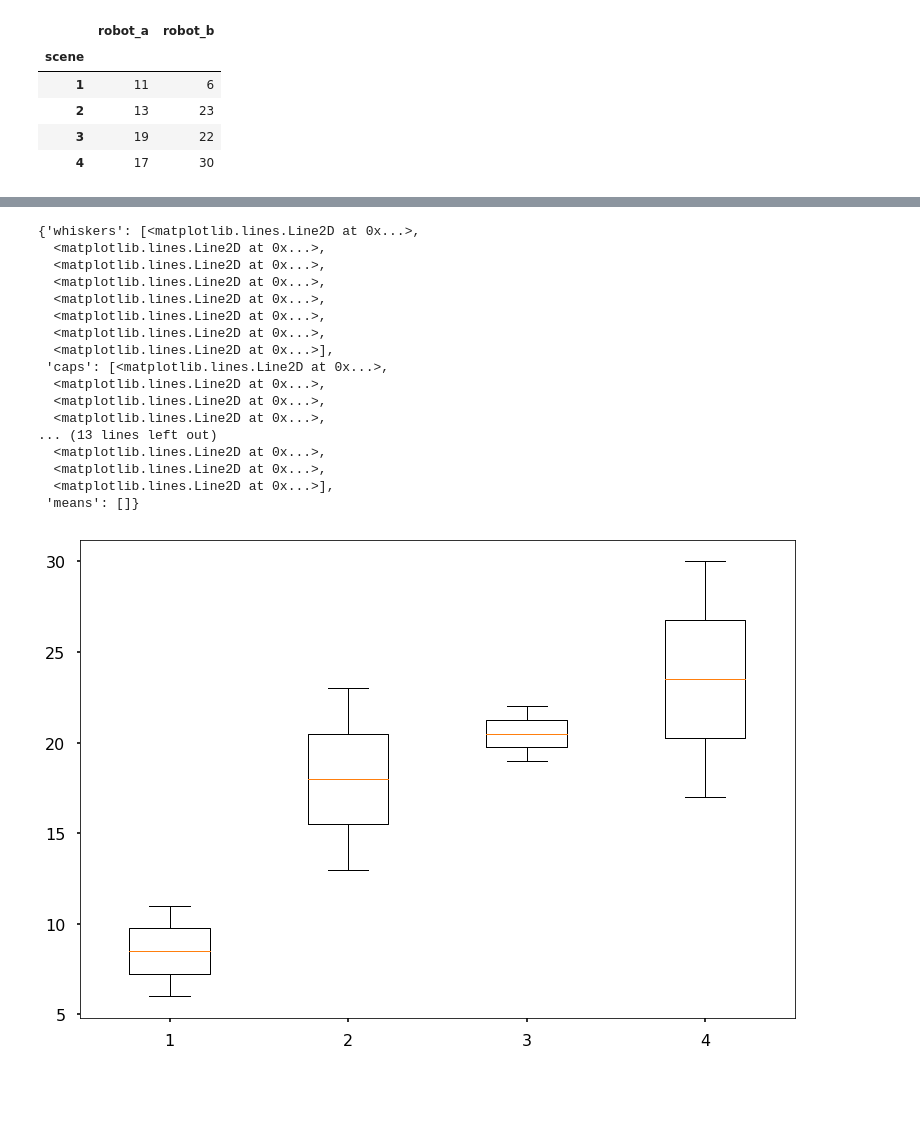
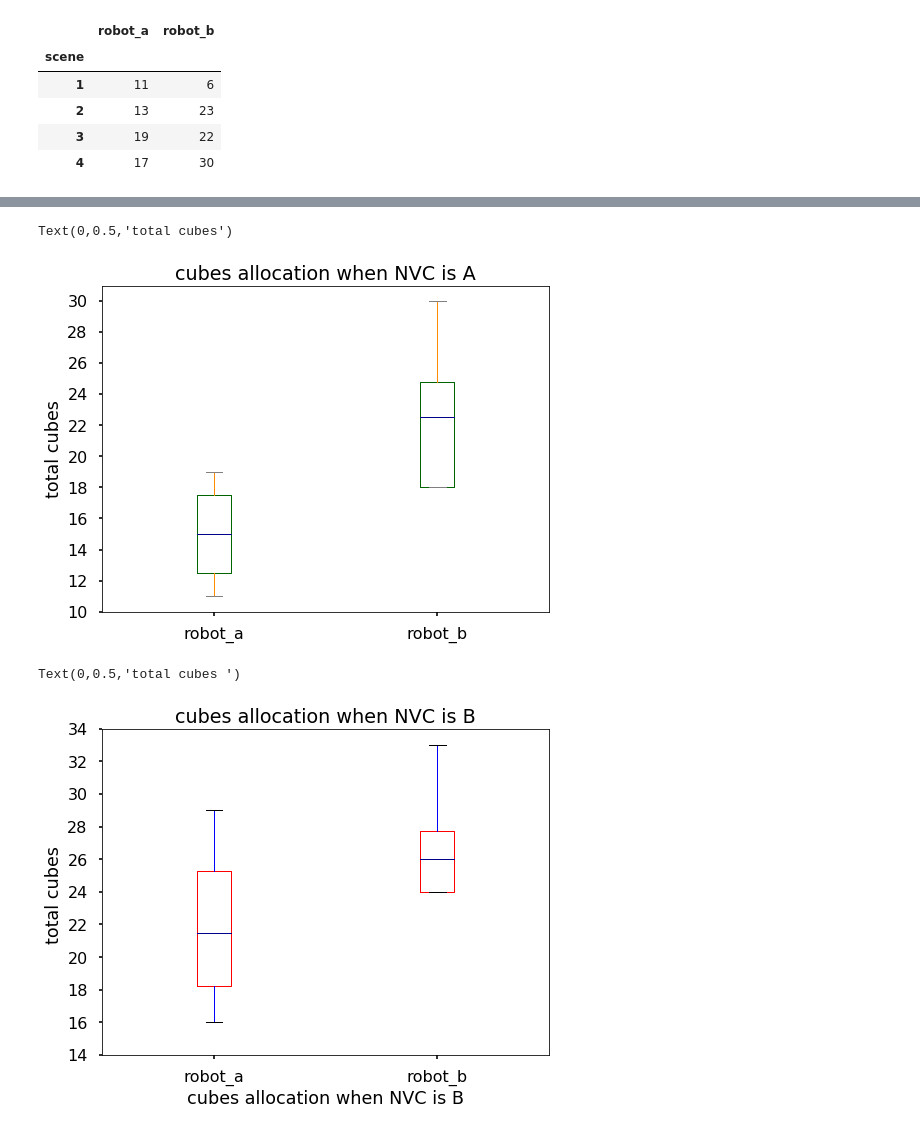
Before and after one commit to nilesh0109/PHRI_1920, a Jupyter notebook: evaluation/odd_even_participants_separate_evaluation.ipynb, the cells around one changed output, grey strips where cells are left out. Saved outputs shown, nothing was run; the diff lists cells and outputs as text; code cells hidden in the pictures; blank space fills up the shorter version.

```diff
--- a/evaluation/odd_even_participants_separate_evaluation.ipynb
+++ b/evaluation/odd_even_participants_separate_evaluation.ipynb
@@ -174,22 +174,17 @@ plt.show()
-# %%
-plt.boxplot(even_participants_by_scene)
-#plt.boxplot(even_participants_by_scene["robot_b"])
-# %% [output]
-{'whiskers': [<matplotlib.lines.Line2D at 0x...>,
-  <matplotlib.lines.Line2D at 0x...>,
-  <matplotlib.lines.Line2D at 0x...>,
-  <matplotlib.lines.Line2D at 0x...>,
-  <matplotlib.lines.Line2D at 0x...>,
-  <matplotlib.lines.Line2D at 0x...>,
-  <matplotlib.lines.Line2D at 0x...>,
-  <matplotlib.lines.Line2D at 0x...>],
- 'caps': [<matplotlib.lines.Line2D at 0x...>,
-  <matplotlib.lines.Line2D at 0x...>,
-  <matplotlib.lines.Line2D at 0x...>,
-  <matplotlib.lines.Line2D at 0x...>,
-... (13 lines left out)
-  <matplotlib.lines.Line2D at 0x...>,
-  <matplotlib.lines.Line2D at 0x...>,
-  <matplotlib.lines.Line2D at 0x...>],
- 'means': []}
-[figure, removed]
+# %%
+color = {'boxes': 'DarkGreen', 'whiskers': 'DarkOrange','medians': 'DarkBlue', 'caps': 'Gray'}
+ax = even_participants_by_scene.plot(kind = 'box', color = color, sym='', figsize=(8,6), yticks=range(10,32,2),
+                                    title = "cubes allocation when NVC is A")
+ax.set_ylabel("total cubes")
+# %% [output]
+Text(0,0.5,'total cubes')
+[figure, added]
+# %%
+color = {'boxes': 'Red', 'whiskers': 'Blue','medians': 'DarkBlue', 'caps': 'Black'}
+ax = odd_participants_by_scene.plot(kind = 'box', color = color, sym='', figsize=(8,6),yticks=range(14,36,2),
+                                    title = "cubes allocation when NVC is B")
+ax.set_xlabel("cubes allocation when NVC is B")
+ax.set_ylabel("total cubes ")
+# %% [output]
+Text(0,0.5,'total cubes ')
+[figure, added]
```
Also changed, not shown: parts of 4 cells of this notebook.
